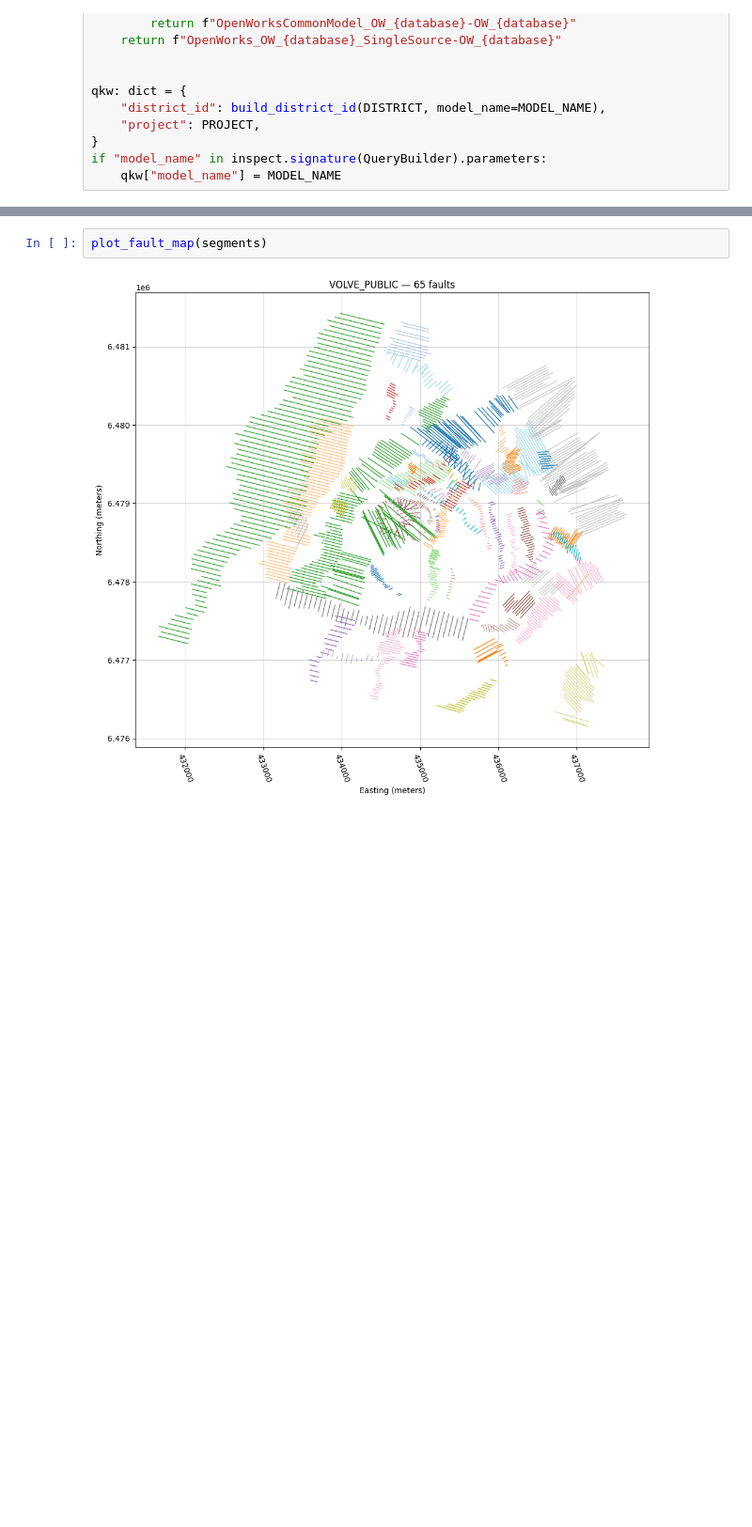
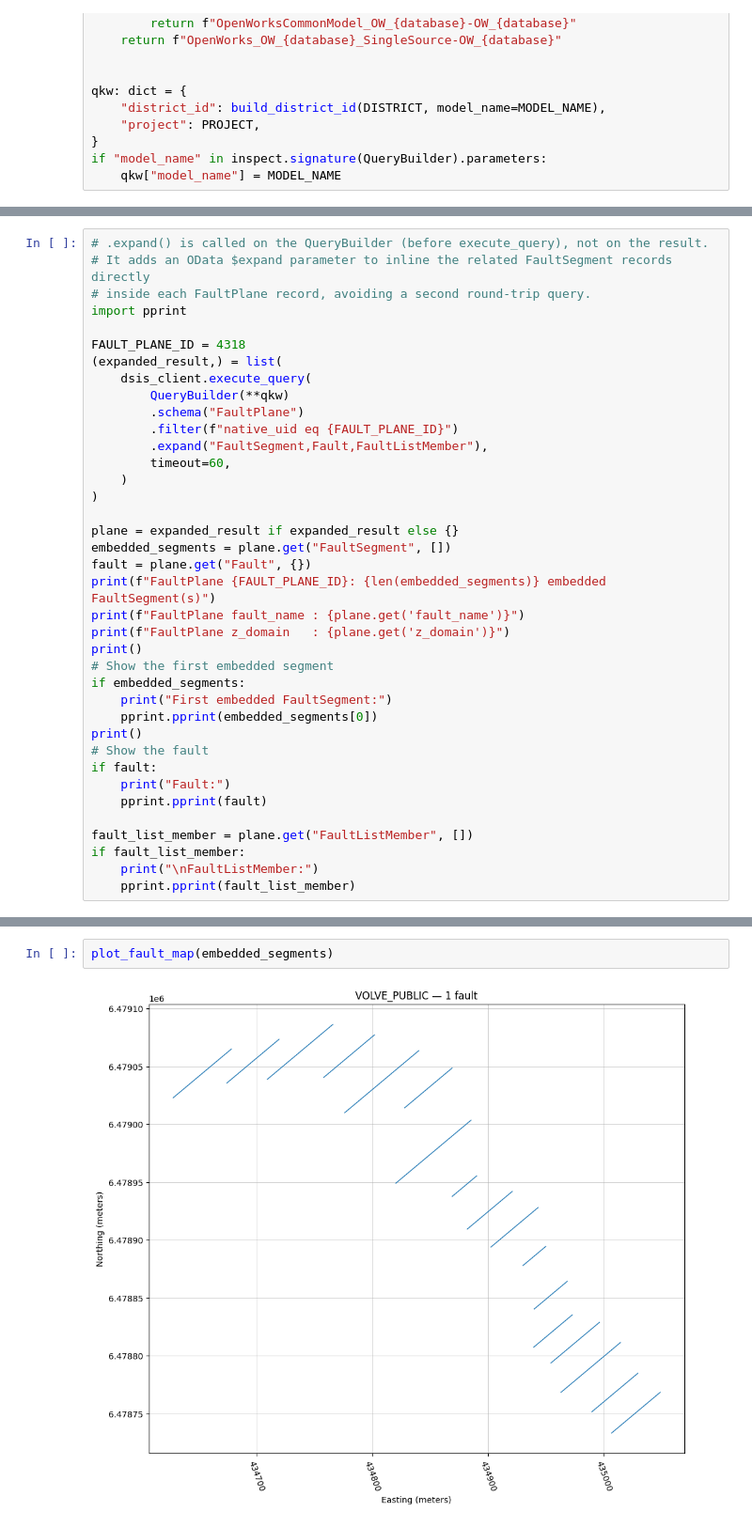
Before and after one commit to equinor/dsis-python-client, a Jupyter notebook: docs/notebooks/fetch_faults_with_dsis_client.ipynb, the cells around one changed output, grey strips where cells are left out. Shown at 94% size. Cells and saved outputs as stored; diff of their text form; blank space fills up the shorter version.

```diff
--- a/docs/notebooks/fetch_faults_with_dsis_client.ipynb
+++ b/docs/notebooks/fetch_faults_with_dsis_client.ipynb
@@ -151,0 +234,38 @@ Fetch all `FaultSegment` records for the project and count how many unique fault
+# %%
+# .expand() is called on the QueryBuilder (before execute_query), not on the result.
+# It adds an OData $expand parameter to inline the related FaultSegment records directly
+# inside each FaultPlane record, avoiding a second round-trip query.
+import pprint
+
+FAULT_PLANE_ID = 4318
+(expanded_result,) = list(
+    dsis_client.execute_query(
+        QueryBuilder(**qkw)
+        .schema("FaultPlane")
+        .filter(f"native_uid eq {FAULT_PLANE_ID}")
+        .expand("FaultSegment,Fault,FaultListMember"),
+        timeout=60,
+    )
+)
+
+plane = expanded_result if expanded_result else {}
+embedded_segments = plane.get("FaultSegment", [])
+fault = plane.get("Fault", {})
+print(f"FaultPlane {FAULT_PLANE_ID}: {len(embedded_segments)} embedded FaultSegment(s)")
+print(f"FaultPlane fault_name : {plane.get('fault_name')}")
+print(f"FaultPlane z_domain   : {plane.get('z_domain')}")
+print()
+# Show the first embedded segment
+if embedded_segments:
+    print("First embedded FaultSegment:")
+    pprint.pprint(embedded_segments[0])
+print()
+# Show the fault
+if fault:
+    print("Fault:")
+    pprint.pprint(fault)
+
+fault_list_member = plane.get("FaultListMember", [])
+if fault_list_member:
+    print("\nFaultListMember:")
+    pprint.pprint(fault_list_member)
@@ -162,4 +299,4 @@ Plot all fault segments as a 2-D plan view (easting/northing). Each fault plane
 # %%
-plot_fault_map(segments)
+plot_fault_map(embedded_segments)
 # %% [output]
-[figure, old version]
+[figure, new version]
```
Also changed, not shown: parts of 24 cells of this notebook.
